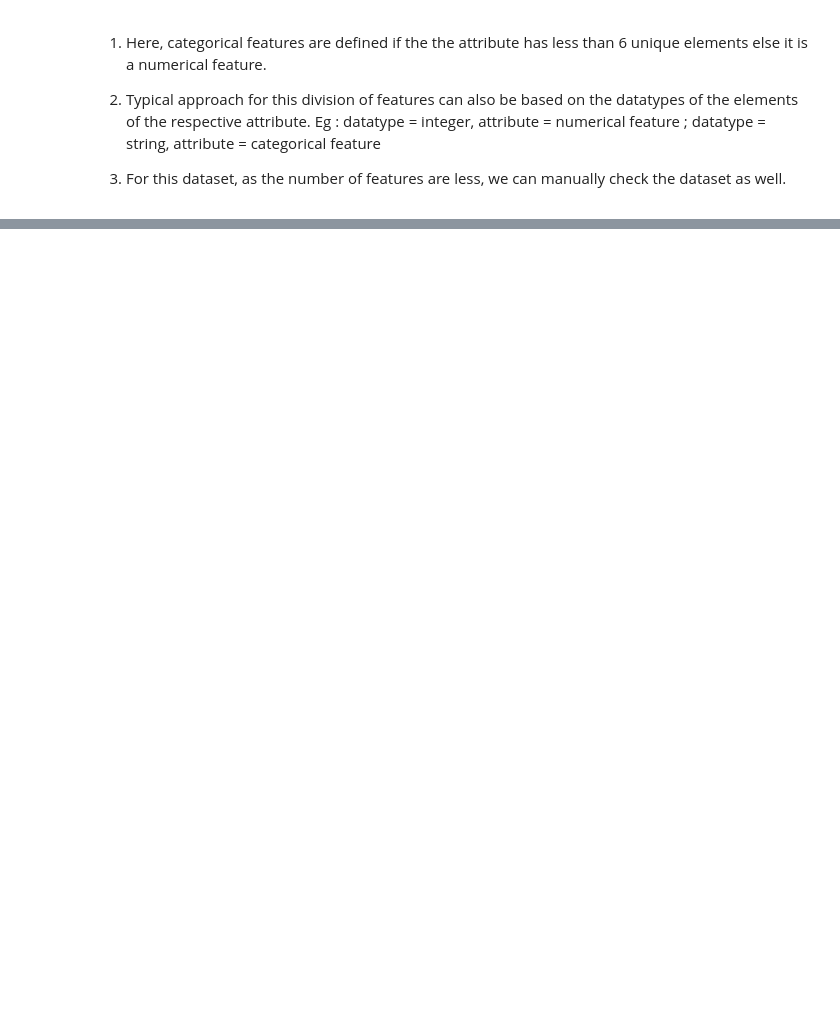
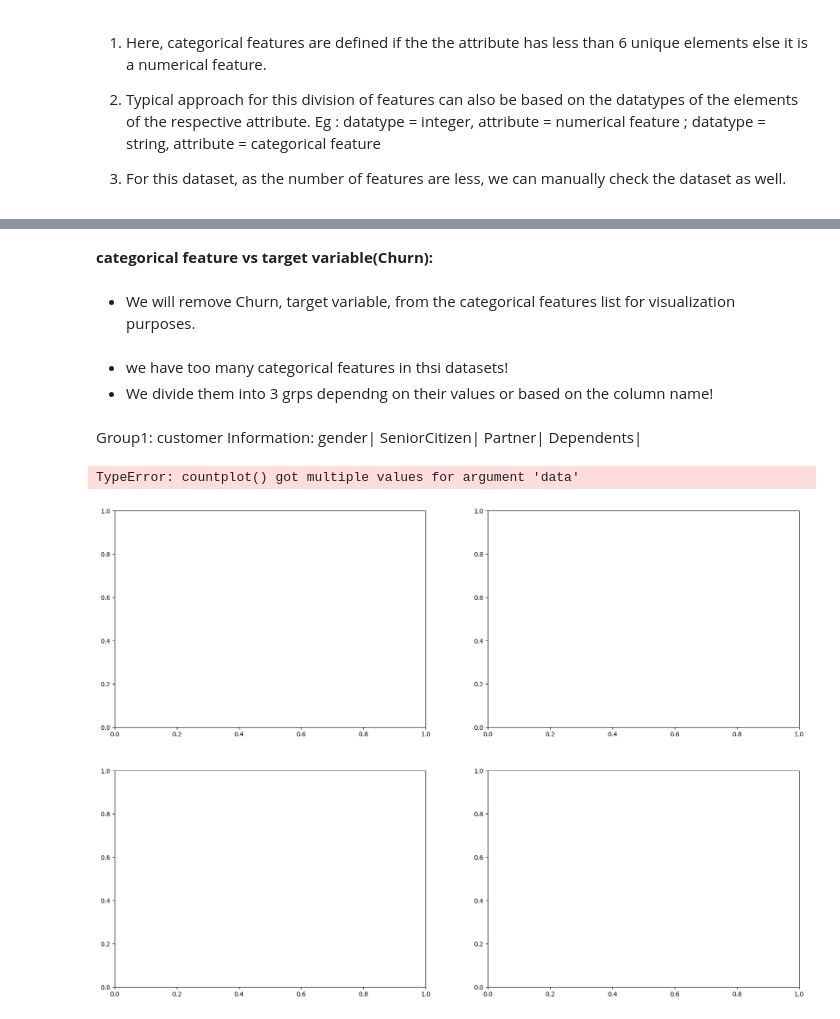
Before and after one commit to Bhupendra-glitch/Customer-Segmentation-Retention, a Jupyter notebook: Telco_Customer_Churn.ipynb, the cells around one changed output, grey strips where cells are left out. Drawn from its saved outputs; the diff is of its cells as text; code cells hidden in the pictures; blank space fills up the shorter version.

```diff
--- a/Telco_Customer_Churn.ipynb
+++ b/Telco_Customer_Churn.ipynb
@@ -194,14 +196,12 @@ Result
 # %%
 col = list(df1.columns)
-
 categorical_features = []
-numerical_feature = []
+numerical_features = []
 for i in col:
-  if len(data[i].unique()) > 6:
-    numerical_features.append(i)
-  else:
-    categorical_features.append(i)
-
+    if len(data[i].unique()) > 6:
+        numerical_features.append(i)
+    else:
+        categorical_features.append(i)
 
 print('Categorical Features :',*categorical_features)
 print('Numerical Features :',*numerical_features)
@@ -216,0 +248,27 @@ Eg : datatype = integer, attribute = numerical feature ; datatype = string, attr
+# %% [markdown]
+**categorical feature vs target variable(Churn):**
+# %% [markdown]
+* We will remove Churn, target variable, from the categorical features list for visualization purposes.
+# %%
+l1 = ['gender','SeniorCitizen','Partner','Dependents'] # Customer Information
+l2 = ['PhoneService','MultipleLines','InternetService','StreamingTV','StreamingMovies',
+      'OnlineSecurity','OnlineBackup','DeviceProtection','TechSupport'] # Services Signed Up for!
+l3 = ['Contract','PaperlessBilling','PaymentMethod'] # Payment Information
+# %% [markdown]
+* we have too many categorical features in thsi datasets!
+* We divide them into 3 grps dependng on their values or based on the column name!
+# %% [markdown]
+Group1: customer Information:
+gender| SeniorCitizen| Partner| Dependents|
+# %%
+fig = plt.subplots(nrows = 2,ncols = 2,figsize = (20,14))
+for i in range(len(l1)):
+    plt.subplot(2,2,i+1)
+    ax = sns.countplot(l1[i],data = data,hue = "Churn",palette = colors,edgecolor = 'black')
+    for rect in ax.patches:
+        ax.text(rect.get_x() + rect.get_width() / 2, rect.get_height() + 2, rect.get_height(), horizontalalignment='center', fontsize = 11)
+    title = l1[i] + ' vs Churn'
+    plt.title(title);
+# %% [output]
+TypeError: countplot() got multiple values for argument 'data'
+[figure, added]
```
Also changed, not shown: parts of 9 cells of this notebook.
